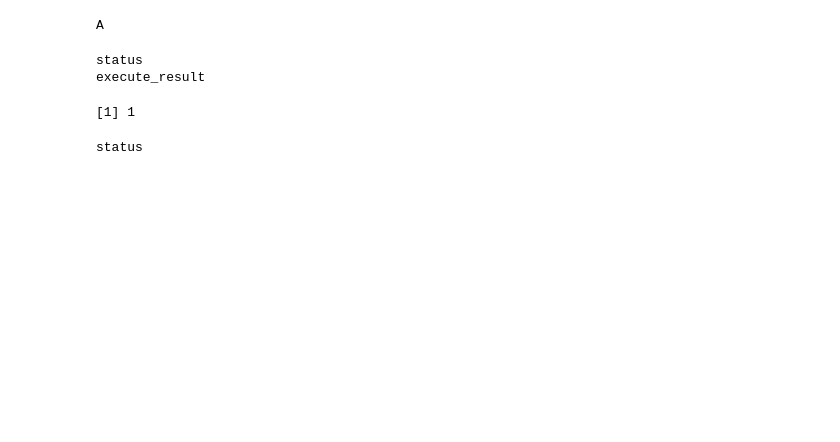
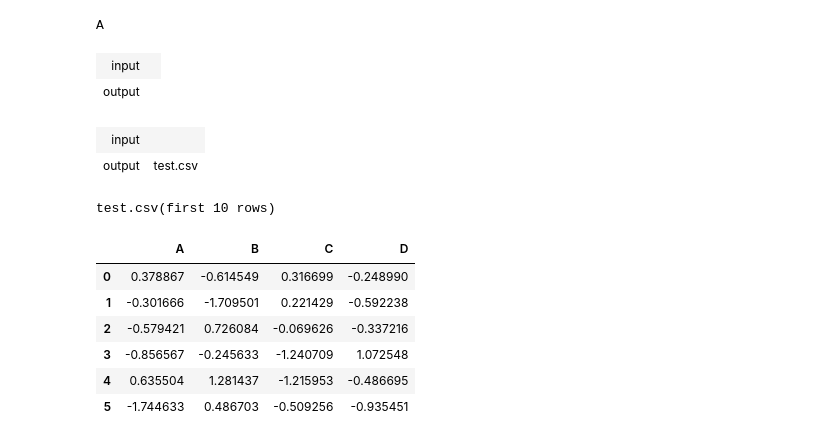
Before and after one commit to vatlab/sos, a Jupyter notebook: examples/example.ipynb, the cells around one changed output. Drawn from its saved outputs; the diff is of its cells as text; code cells hidden in the pictures; blank space fills up the shorter version.

Commit message:
Automatic preview of all text files (first 5 lines), and allow the preview of other types

```diff
--- a/examples/example.ipynb
+++ b/examples/example.ipynb
@@ -19,15 +20,26 @@ plot(0)
 [figure]
-# %%
-#set -v4
-run:
-    echo "A"
-# %% [output]
-A
-# %%
-#with R
-1
-# %% [output]
-status
-execute_result
-[1] 1
-status
+# %%
+run:
+    echo "A"
+# %% [output]
+A
+| input |  |
+| output |  |
+# %%
+# test for tables
+output: 'test.csv'
+import numpy as np
+import pandas as pd
+df = pd.DataFrame(np.random.randn(6,4),columns=list('ABCD'))
+df.to_csv('test.csv', index=False)
+# %% [output]
+| input |  |
+| output | test.csv |
+test.csv(first 10 rows)
+|  | A | B | C | D |
+| 0 | 0.378867 | -0.614549 | 0.316699 | -0.248990 |
+| 1 | -0.301666 | -1.709501 | 0.221429 | -0.592238 |
+| 2 | -0.579421 | 0.726084 | -0.069626 | -0.337216 |
+| 3 | -0.856567 | -0.245633 | -1.240709 | 1.072548 |
+| 4 | 0.635504 | 1.281437 | -1.215953 | -0.486695 |
+| 5 | -1.744633 | 0.486703 | -0.509256 | -0.935451 |
```
Also changed, not shown: parts of 3 cells of this notebook, 2 other files.
